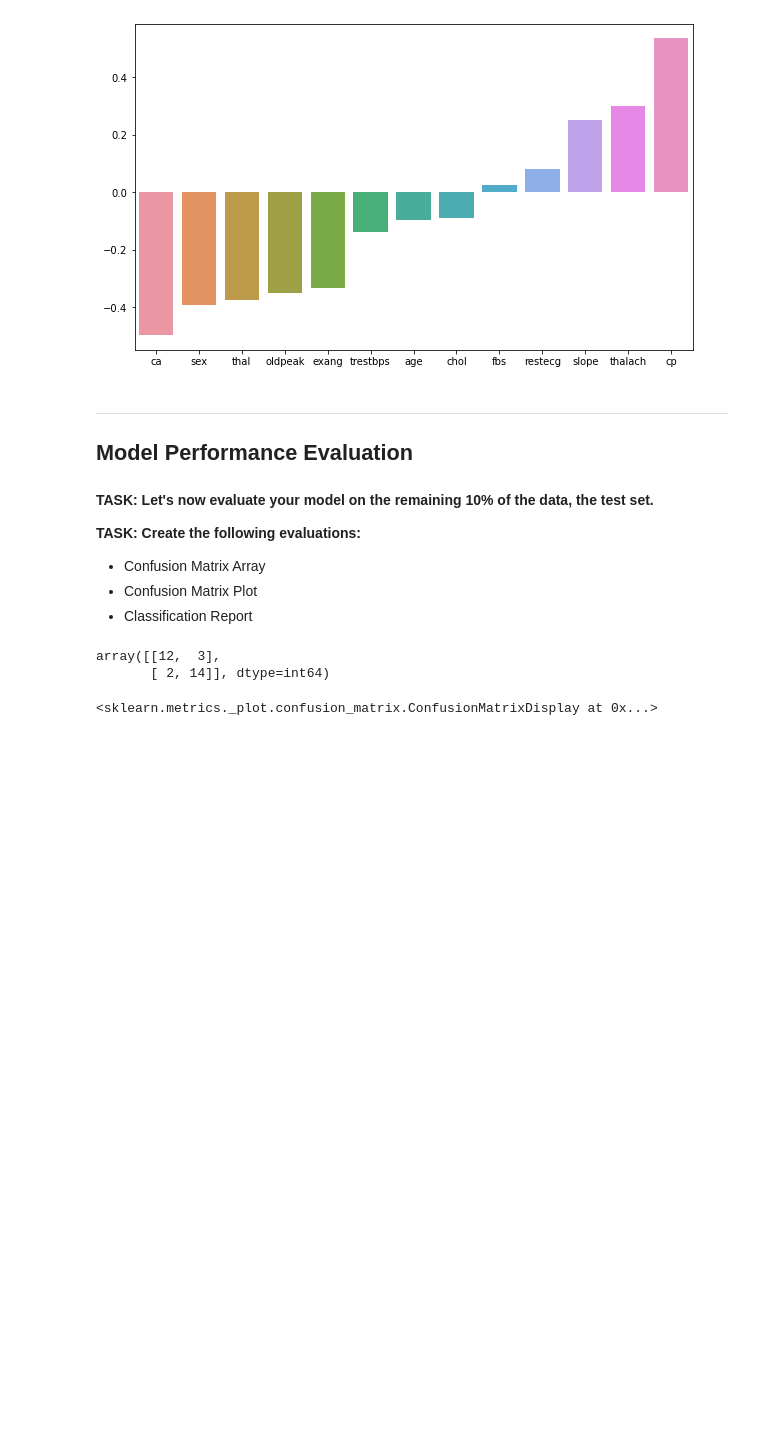
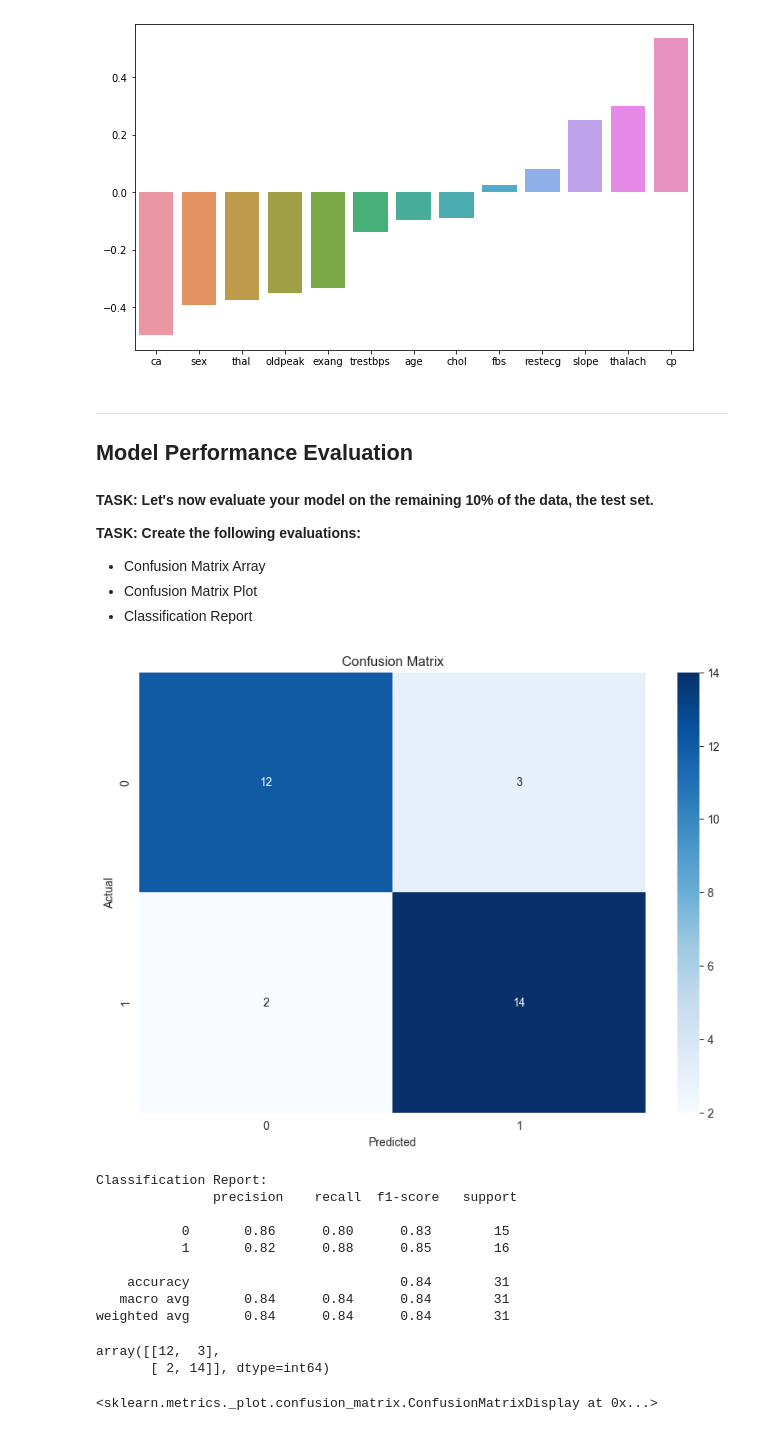
Before and after one commit to ZygimantasB/data_science_ml_learning, a Jupyter notebook: Section 13 Logistic Regression/02-Logistic-Regression-Project-Exercise .ipynb, the cells around one changed output. Cells and saved outputs as stored; diff of their text form; code cells hidden in the pictures; blank space fills up the shorter version.

```diff
--- a/Section 13 Logistic Regression/02-Logistic-Regression-Project-Exercise .ipynb
+++ b/Section 13 Logistic Regression/02-Logistic-Regression-Project-Exercise .ipynb
@@ -256,3 +287,32 @@ array([[-0.09621199, -0.39460154,  0.53534731, -0.13850191, -0.08830462,
+# %%
+from sklearn.metrics import confusion_matrix, classification_report
+import seaborn as sns
+import matplotlib.pyplot as plt
+
+y_pred = grid_search.predict(scaled_X_test)
+
+conf_matrix = confusion_matrix(y_test, y_pred)
+
+plt.figure(figsize=(10,7))
+sns.heatmap(conf_matrix, annot=True, fmt='d', cmap='Blues')
+plt.xlabel('Predicted')
+plt.ylabel('Actual')
+plt.title('Confusion Matrix')
+plt.show()
+
+class_report = classification_report(y_test, y_pred)
+print("Classification Report:\n", class_report)
+# %% [output]
+[figure, added]
+Classification Report:
+               precision    recall  f1-score   support
+
+           0       0.86      0.80      0.83        15
+           1       0.82      0.88      0.85        16
+
+    accuracy                           0.84        31
+   macro avg       0.84      0.84      0.84        31
+weighted avg       0.84      0.84      0.84        31
 # %%
 # %% [output]
 array([[12,  3],
```
Also changed, not shown: parts of 11 cells of this notebook.
